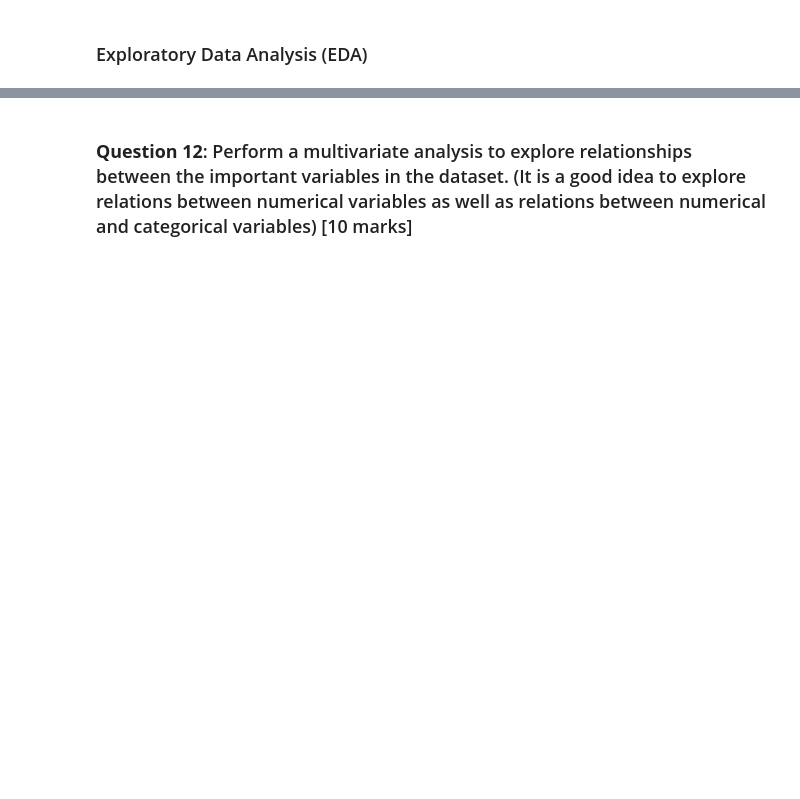
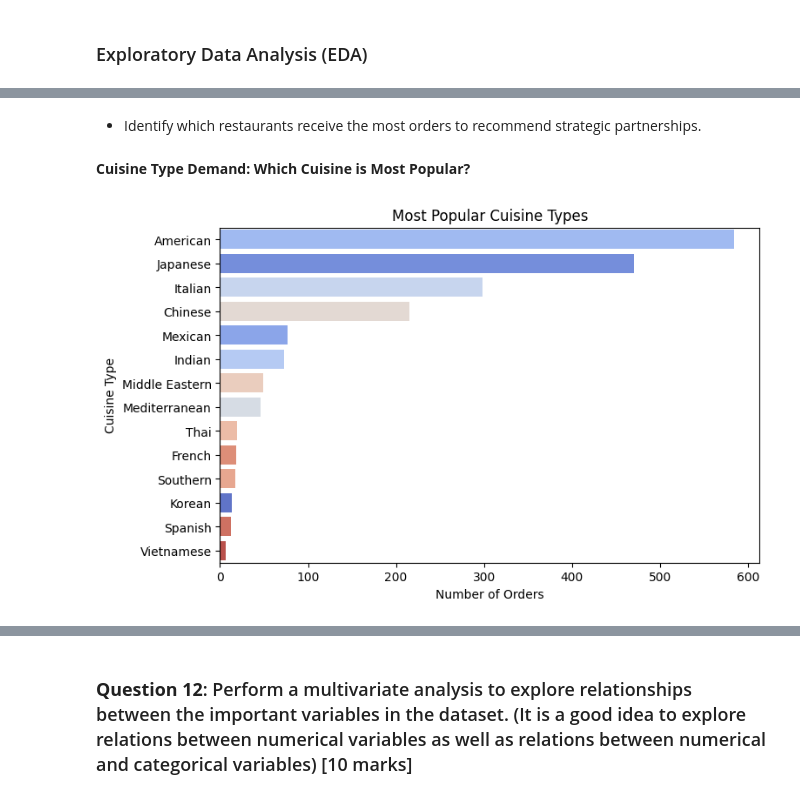
Before and after one commit to sarvanios6/foodhub-py, a Jupyter notebook: IP_Project_Question_Notebook.ipynb, the cells around one changed output, grey strips where cells are left out. Drawn from its saved outputs; the diff is of its cells as text; code cells hidden in the pictures; blank space fills up the shorter version.

```diff
--- a/IP_Project_Question_Notebook.ipynb
+++ b/IP_Project_Question_Notebook.ipynb
@@ -342,0 +229,23 @@ dtype: int64
+# %% [markdown]
+* Identify which restaurants receive the most orders to recommend strategic partnerships.
+# %% [markdown]
+**Cuisine Type Demand: Which Cuisine is Most Popular?**
+# %%
+# Countplot for cuisine type
+# Set figure size
+plt.figure(figsize=(8, 5))
+sns.countplot(y=df["cuisine_type"],
+              order=df["cuisine_type"].value_counts().index,
+              hue=df["cuisine_type"],
+              legend=False,
+              palette="coolwarm")
+
+# Set plot title and labels
+plt.title("Most Popular Cuisine Types")
+plt.xlabel("Number of Orders")
+plt.ylabel("Cuisine Type")
+
+# Show plot
+plt.show()
+# %% [output]
+[figure, added]
```
Also changed, not shown: parts of 118 cells of this notebook.
